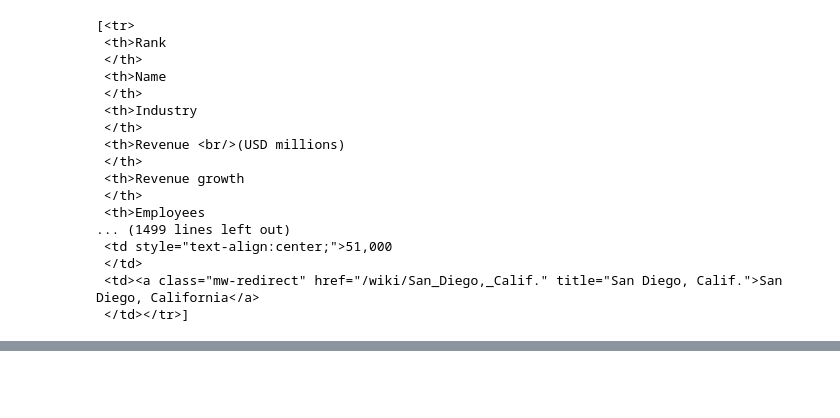
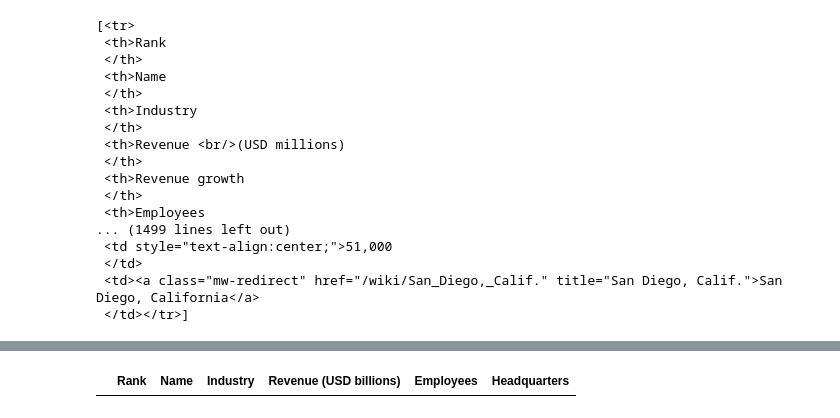
Before and after one commit to lonGDiBo/Web-crawling-with-Python, a Jupyter notebook: craw_data_web.ipynb, the cells around one changed output, grey strips where cells are left out. Saved outputs shown, nothing was run; the diff lists cells and outputs as text; code cells hidden in the pictures; blank space fills up the shorter version.

```diff
--- a/craw_data_web.ipynb
+++ b/craw_data_web.ipynb
@@ -132,0 +174,7 @@ pf
+# %%
+
+word_title_table_2 =  [title.text.strip() for title in word_title_2]
+df2 = pd.DataFrame(columns=word_title_table_2)
+df2
+# %% [output]
+|  | Rank | Name | Industry | Revenue (USD billions) | Employees | Headquarters |
```
Also changed, not shown: parts of 7 cells of this notebook.
